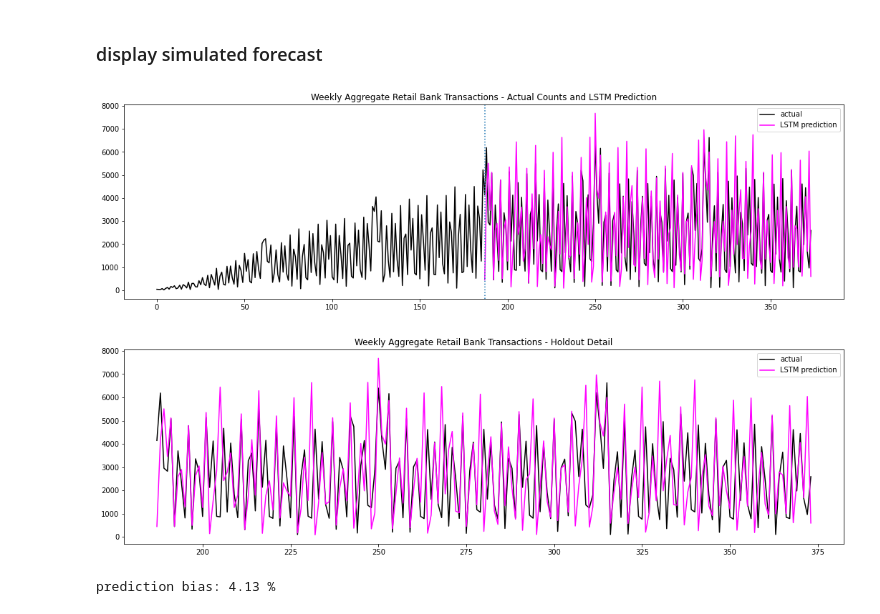
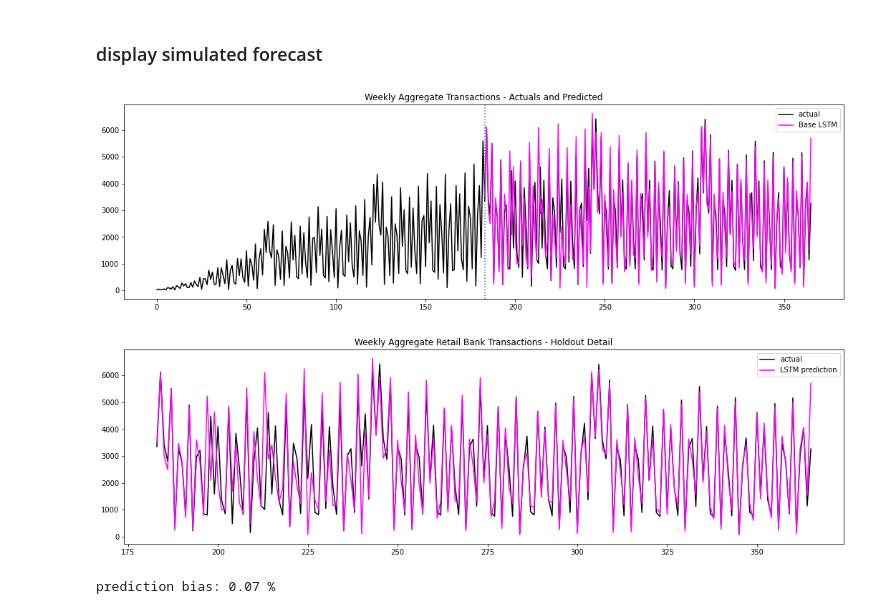
Before and after one commit to valendin/rfm2lstm, a Jupyter notebook: banking_transactions_demo.ipynb, the cells around one changed output. Drawn from its saved outputs; the diff is of its cells as text; code cells hidden in the pictures.

```diff
--- a/banking_transactions_demo.ipynb
+++ b/banking_transactions_demo.ipynb
@@ -56,8 +56,8 @@ Total transactions: 744015
 # count aggregate stats
 
 aggregate_counts = df.copy(deep=True)
-aggregate_counts['year'] = aggregate_counts['date'].dt.year - 1
-aggregate_counts['week'] = aggregate_counts['date'].dt.isocalendar().week - 1
+aggregate_counts['year'] = aggregate_counts['date'].dt.year
+aggregate_counts['week'] = (aggregate_counts['date'].dt.dayofyear // 7).clip(upper=51) # we roll the 52nd week into the 51st
 aggregate_counts['month'] = aggregate_counts['date'].dt.month - 1
 aggregate_counts = aggregate_counts.groupby(['year', 'month', 'week']).agg({'account_id': 'count', 'date': 'min'}).reset_index()
 # %%
@@ -99,9 +101,9 @@ def date_range(start, end):
 
 # prepare a template for training samples to be filled with each customer's data
 ed = pd.DataFrame(date_range(training_start, holdout_end), columns={'date'})
-ed['year'] = ed['date'].dt.year - 1      # 0-indexing
+ed['year'] = ed['date'].dt.year      # 0-indexing
 ed['month'] = ed['date'].dt.month - 1
-ed['week'] = ed['date'].dt.isocalendar().week - 1
+ed['week'] = (ed['date'].dt.dayofyear // 7).clip(upper=51)
 
 # save the holdout calendar for later use
 holdout_calendar = ed[ed['date'] >= holdout_start].drop(columns=['date']).drop_duplicates().drop(columns=['year'])
@@ -219,14 +241,14 @@ from tensorflow.keras import Model
 from tensorflow.keras.layers import Input, Embedding, LSTM, Dense, Concatenate, Lambda
 
 # number of units in the memory layer
-memory_units = 64
+memory_units = 128
 
 # number of units in the dense layer
-dense_units = 64
+dense_units = 128
 
 # cardinalities of input features
 max_month = 12
-max_week = 53
+max_week = 52
 
 # add 1 here since 0 is also a valid weekly transaction count
 max_trans = int(max_trans_per_week) + 1
@@ -593,15 +617,16 @@ predicted_holdout = predicted_holdout['transactions'].reset_index()
 # %%
 # plot calibration and holdout with prediction
 
 plt.figure(figsize=(18,5))
 plt.plot(aggregate_counts.index, aggregate_counts['account_id'], color='black', label='actual')
-plt.plot(predicted_holdout['index'], predicted_holdout['transactions'], color='magenta', label='LSTM prediction')
+plt.plot(predicted_holdout['index'], predicted_holdout['transactions'], color='magenta', label='Base LSTM')
 plt.axvline(len(aggregate_counts[aggregate_counts.date <= training_end]), linestyle=':')
-plt.title('Weekly Aggregate Retail Bank Transactions - Actual Counts and LSTM Prediction')
+plt.title('Weekly Aggregate Transactions - Actuals and Predicted')
 plt.legend()
+plt.savefig("actuals_prediction.png", dpi=600)
 plt.show()
 # %% [output]
-[figure, old version]
+[figure, new version]
 # %%
 # show holdout with prediction only
 
@@ -613,7 +638,7 @@ plt.title('Weekly Aggregate Retail Bank Transactions - Holdout Detail')
 plt.legend()
 plt.show()
 # %% [output]
-[figure, old version]
+[figure, new version]
 # %%
 # calculate aggregate bias
 
@@ -621,4 +646,4 @@ actual_holdout = sum(aggregate_counts['account_id'][-len(predicted_holdout['inde
 bias = (100*(predicted_holdout['transactions'].sum() - actual_holdout)/actual_holdout)
 print(f"prediction bias: {bias:.2f} %")
 # %% [output]
-prediction bias: 4.13 %
+prediction bias: 0.07 %
```
Also changed, not shown: parts of 8 cells of this notebook.
